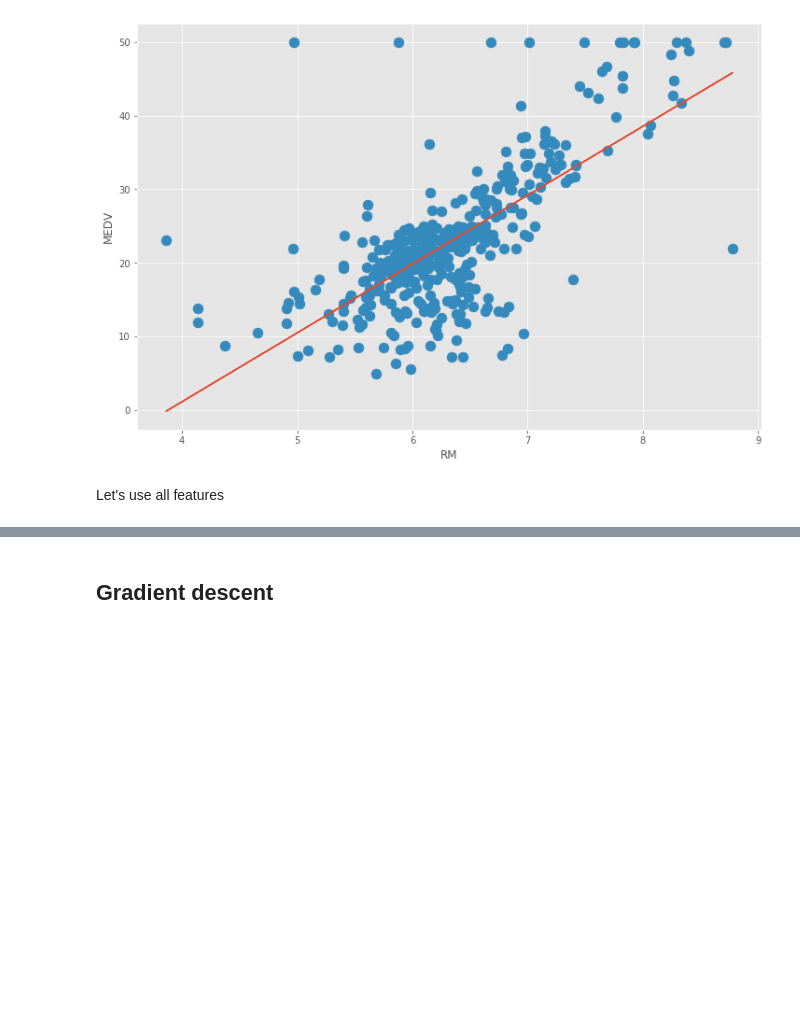
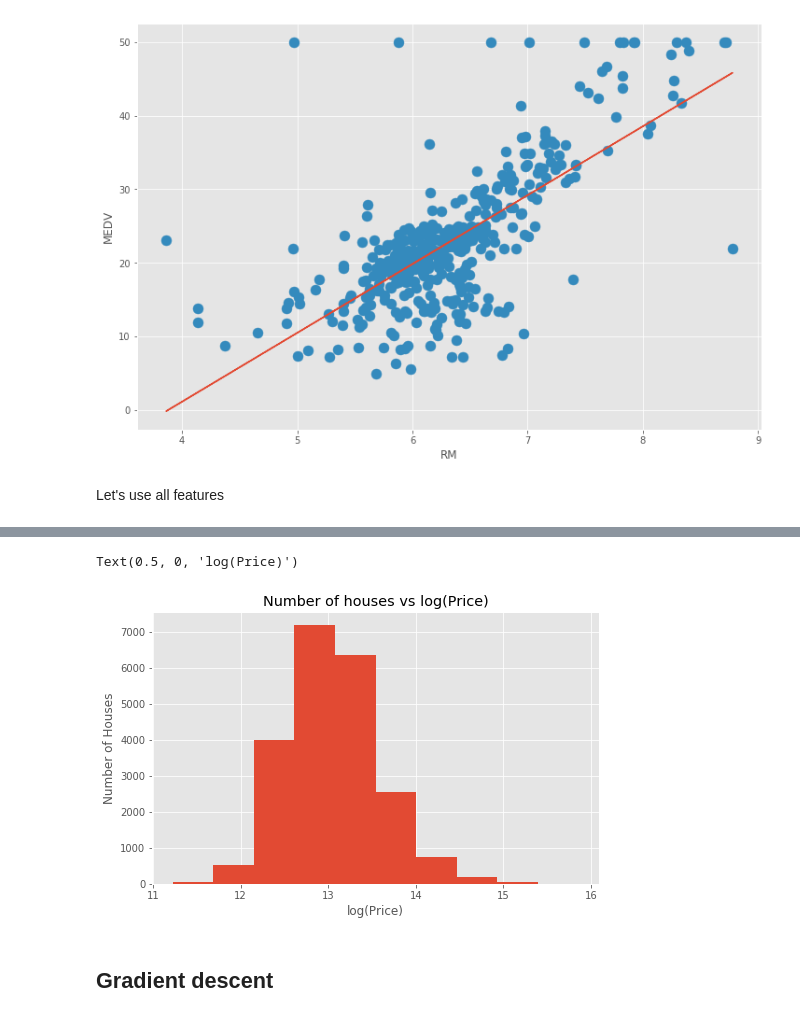
Before and after one commit to shestakoff/hse_se_ml, a Jupyter notebook: 2020/s04-linear-regression/seminar04-linear-regression.ipynb, the cells around one changed output, grey strips where cells are left out. Drawn from its saved outputs; the diff is of its cells as text; code cells hidden in the pictures; blank space fills up the shorter version.

```diff
--- a/2020/s04-linear-regression/seminar04-linear-regression.ipynb
+++ b/2020/s04-linear-regression/seminar04-linear-regression.ipynb
@@ -206,3 +180,13 @@ $R^2=1-\frac{RSS}{TSS}$
+# %%
+kchouse_data['log_price'] = np.log(kchouse_data['price'])
+
+kchouse_data.hist('log_price',figsize=(8,5))
+plt.title('Number of houses vs log(Price)')
+plt.ylabel('Number of Houses')
+plt.xlabel("log(Price)")
+# %% [output]
+Text(0.5, 0, 'log(Price)')
+[figure, added]
 # %% [markdown]
 ## Gradient descent
 # %% [markdown]
```
Also changed, not shown: parts of 43 cells of this notebook, 4 other files.
